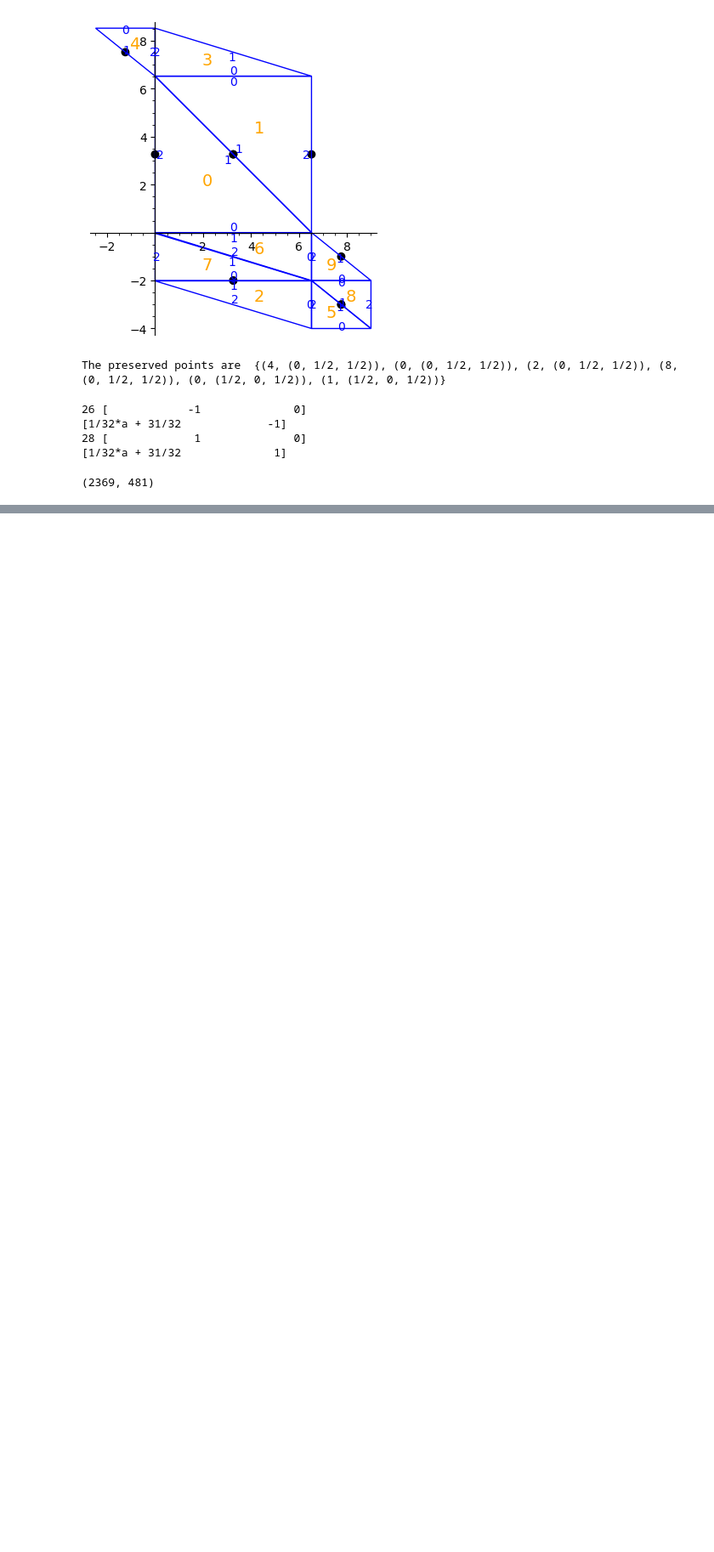
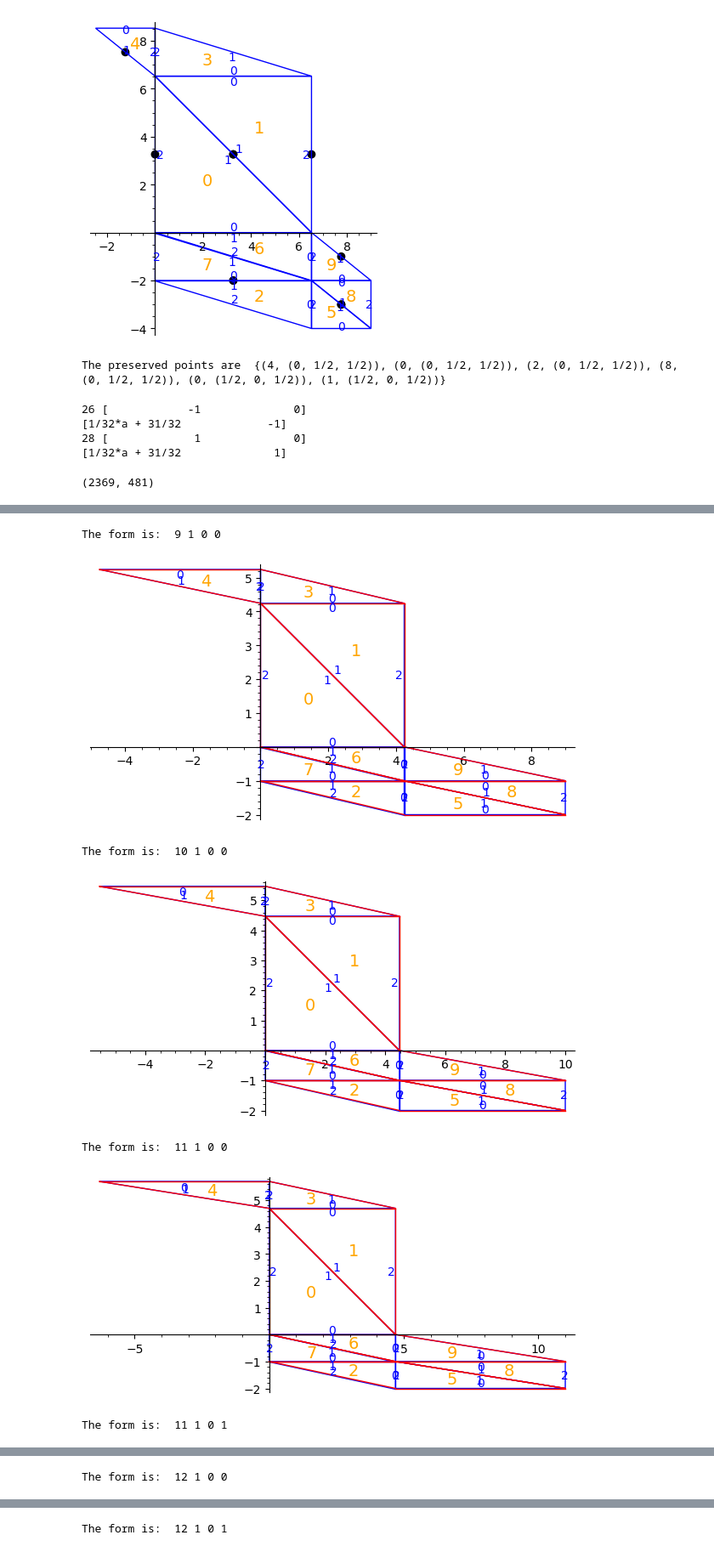
Before and after one commit to sfreedman67/samsurf, a Jupyter notebook: bowman/testing prym eigenforms.ipynb, the cells around one changed output, grey strips where cells are left out. Shown at 85% size. Saved outputs shown, nothing was run; the diff lists cells and outputs as text; code cells hidden in the pictures; blank space fills up the shorter version.

```diff
--- a/bowman/testing prym eigenforms.ipynb
+++ b/bowman/testing prym eigenforms.ipynb
@@ -152,0 +156,25 @@ preserved_pts
+# %%
+for w, h, t, e in [(w, h, t, e)
+                           for (w, h, t, e) in itertools.product(range(20), repeat=4)
+                           if (w, h, t, e) != (18, 2, 1, 0)
+                           if w > 0
+                           if h > 0
+                           if t < gcd(w, h)
+                           if gcd(gcd(gcd(w, h), t), e) == 1
+                           if e + sqrt(e**2 + 8 * w * h) > 0
+                           if w > e + sqrt(e**2 + 8 * w * h)
+                        if not (e**2 + 8*w * h).is_square()]:
+
+    print("The form is: ", w, h, t, e)
+    prym = Triangulation.prym_eigenform_type_aplus(w, h, t, e)
+    constraints_dict = segments_for_plotting(bicuspid_segments(prym))
+    prym_con = prym.plot_constraints(constraints_dict)
+    prym_con.plot().show()
+# %% [output]
+The form is:  9 1 0 0
+[figure, added]
+The form is:  10 1 0 0
+[figure, added]
+The form is:  11 1 0 0
+[figure, added]
+The form is:  11 1 0 1
@@ -152,0 +182 @@ preserved_pts
+The form is:  12 1 0 0
@@ -152,0 +184 @@ preserved_pts
+The form is:  12 1 0 1
```
Also changed, not shown: parts of 13 cells of this notebook, 2 other files.
